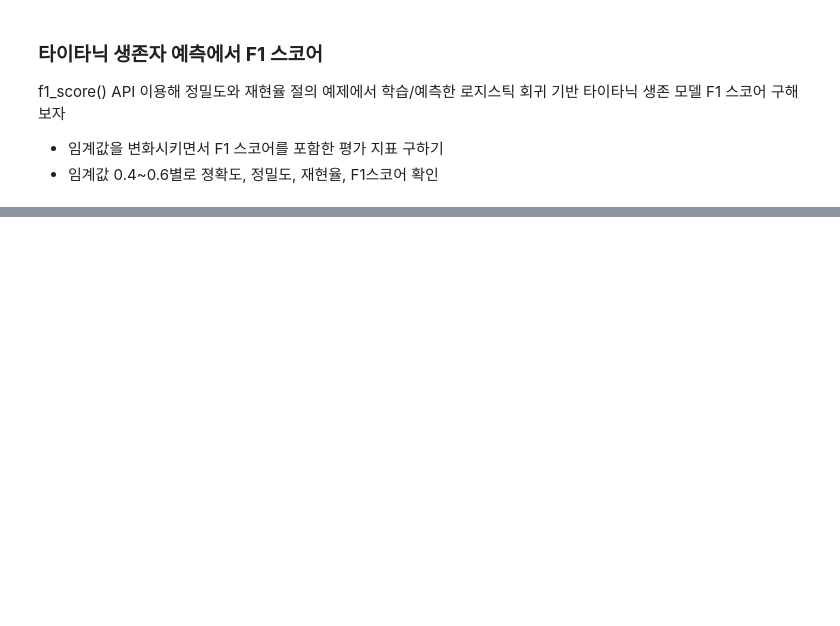
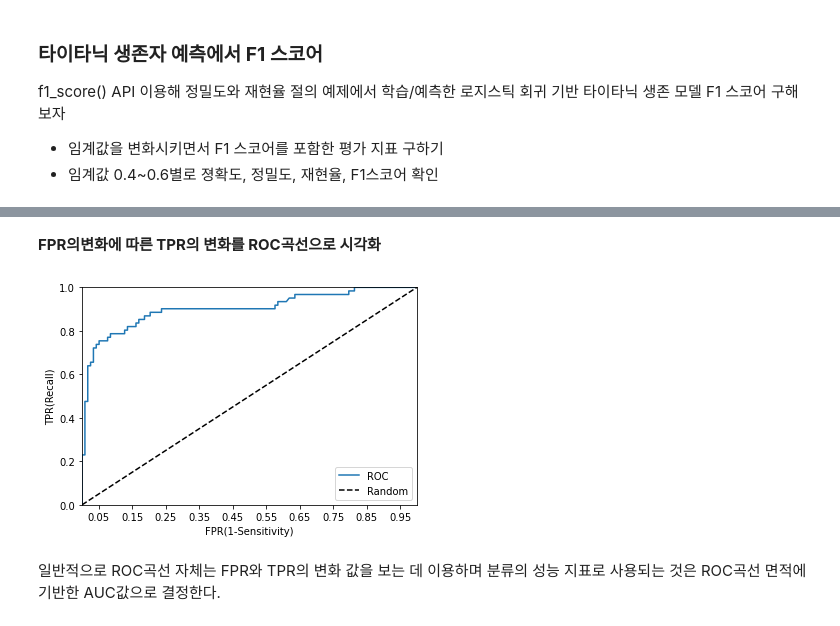
Before and after one commit to wh-yenny-choi/TIL, a Jupyter notebook: 21KDT/210723/분류 모델 평가 지표.ipynb, the cells around one changed output, grey strips where cells are left out. Drawn from its saved outputs; the diff is of its cells as text; code cells hidden in the pictures; blank space fills up the shorter version.

```diff
--- a/21KDT/210723/분류 모델 평가 지표.ipynb
+++ b/21KDT/210723/분류 모델 평가 지표.ipynb
@@ -868,6 +903,26 @@ print('샘플 임계값 별 TPR : ', np.round(tprs[thr_index], 3))
+# %% [markdown]
+**FPR의변화에 따른 TPR의 변화를 ROC곡선으로 시각화**
 # %%
 def roc_curve_plot(y_test, pred_proba_c1):
     # 임계값에 따른 FPR, TPR 값을 반환 받음
-    fprs, tprs, thresholds = roc
+    fprs, tprs, thresholds = roc_curve(y_test, pred_proba_c1)
+    # ROC곡선을 그래프 곡선으로 그림
+    plt.plot(fprs, tprs, label = 'ROC')
+    # 가운데 대각선 직선을 그림
+    plt.plot([0, 1],[0, 1], 'k--', label = 'Random')
 
-    #
+    # FPR X축의 Sclae을 0.1단위로 변경, X,Y축 명 설정 등
+    start, end = plt.xlim()
+    plt.xticks(np.round(np.arange(start, end, 0.1),2))
+    plt.xlim(0, 1)
+    plt.ylim(0, 1)
+    plt.xlabel('FPR(1-Sensitivity)')
+    plt.ylabel('TPR(Recall)')
+    plt.legend()
+    plt.show()
+
+roc_curve_plot(y_test, pred_proba[:, 1])
+# %% [output]
+[figure, added]
+# %% [markdown]
+일반적으로 ROC곡선 자체는 FPR와 TPR의 변화 값을 보는 데 이용하며 분류의 성능 지표로 사용되는 것은 ROC곡선 면적에 기반한 AUC값으로 결정한다.
```
Also changed, not shown: parts of 28 cells of this notebook, 3 other files.
